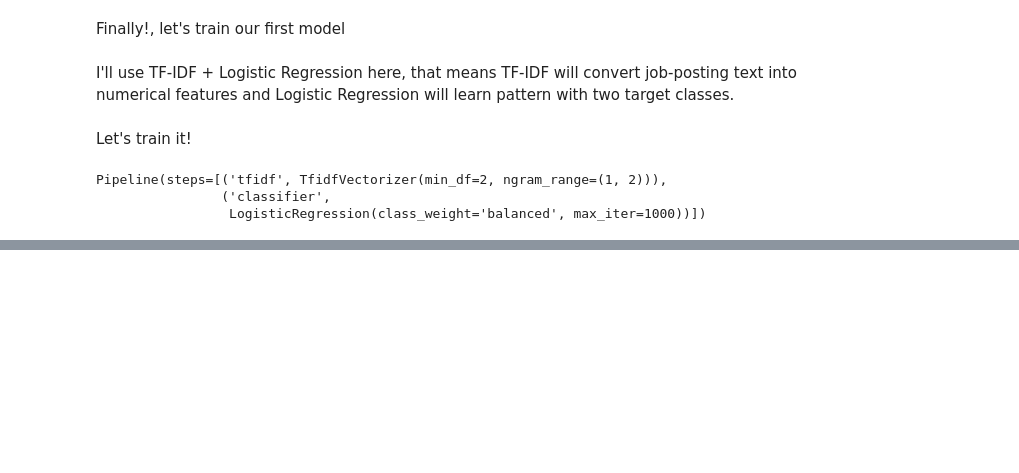
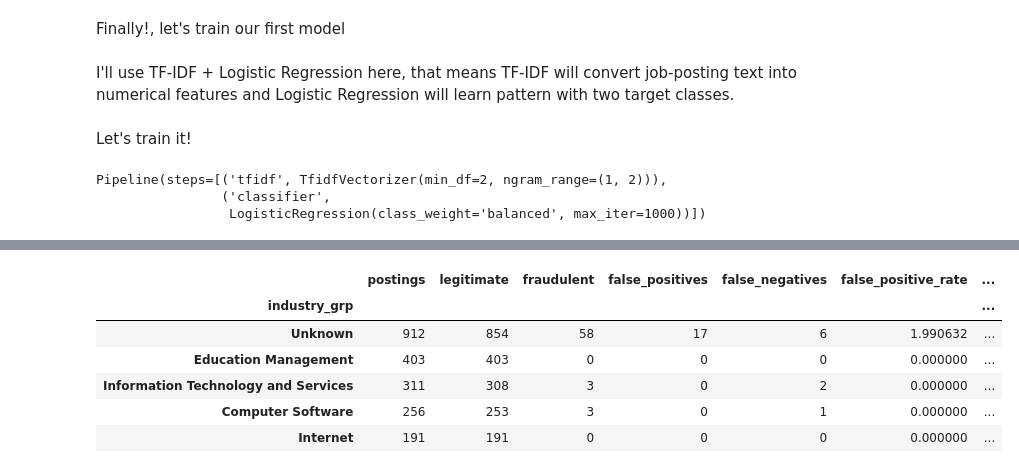
Before and after one commit to Chandani-coder/offershield, a Jupyter notebook: notebooks/model_building.ipynb, the cells around one changed output, grey strips where cells are left out. Saved outputs shown, nothing was run; the diff lists cells and outputs as text; code cells hidden in the pictures; blank space fills up the shorter version.

```diff
--- a/notebooks/model_building.ipynb
+++ b/notebooks/model_building.ipynb
@@ -215,0 +452,14 @@ Pipeline(steps=[('tfidf', TfidfVectorizer(min_df=2, ngram_range=(1, 2))),
+# %%
+report_industry["false_positive_rate"]=(report_industry["false_positives"]/report_industry["legitimate"]*100)
+
+report_industry["false_negative_rate"]=(report_industry["false_negatives"]/report_industry["fraudulent"]*100)
+
+report_industry.sort_values("postings",ascending=False).head()
+# %% [output]
+|  | postings | legitimate | fraudulent | false_positives | false_negatives | false_positive_rate | ... |
+| industry_grp |  |  |  |  |  |  | ... |
+| Unknown | 912 | 854 | 58 | 17 | 6 | 1.990632 | ... |
+| Education Management | 403 | 403 | 0 | 0 | 0 | 0.000000 | ... |
+| Information Technology and Services | 311 | 308 | 3 | 0 | 2 | 0.000000 | ... |
+| Computer Software | 256 | 253 | 3 | 0 | 1 | 0.000000 | ... |
+| Internet | 191 | 191 | 0 | 0 | 0 | 0.000000 | ... |
```
Also changed, not shown: parts of 53 cells of this notebook, 14 other files.
